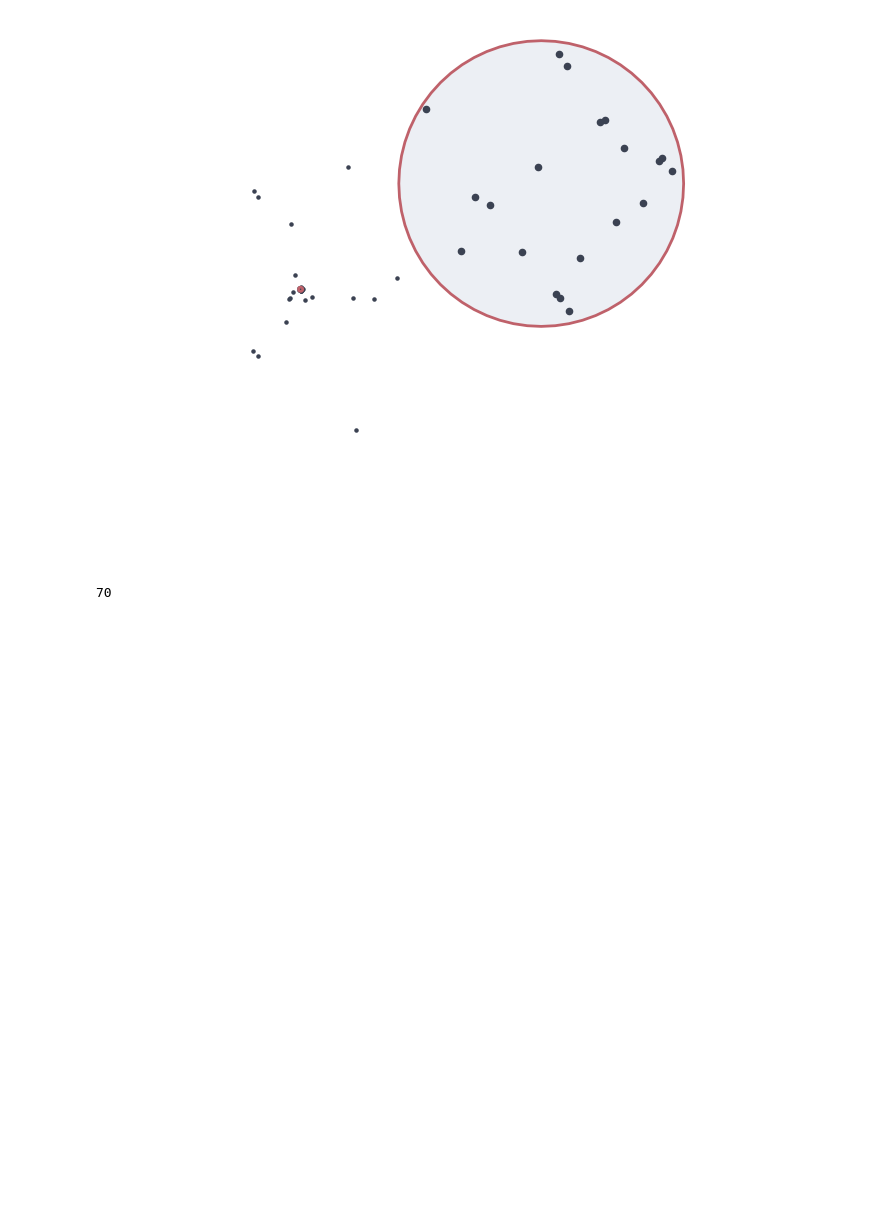
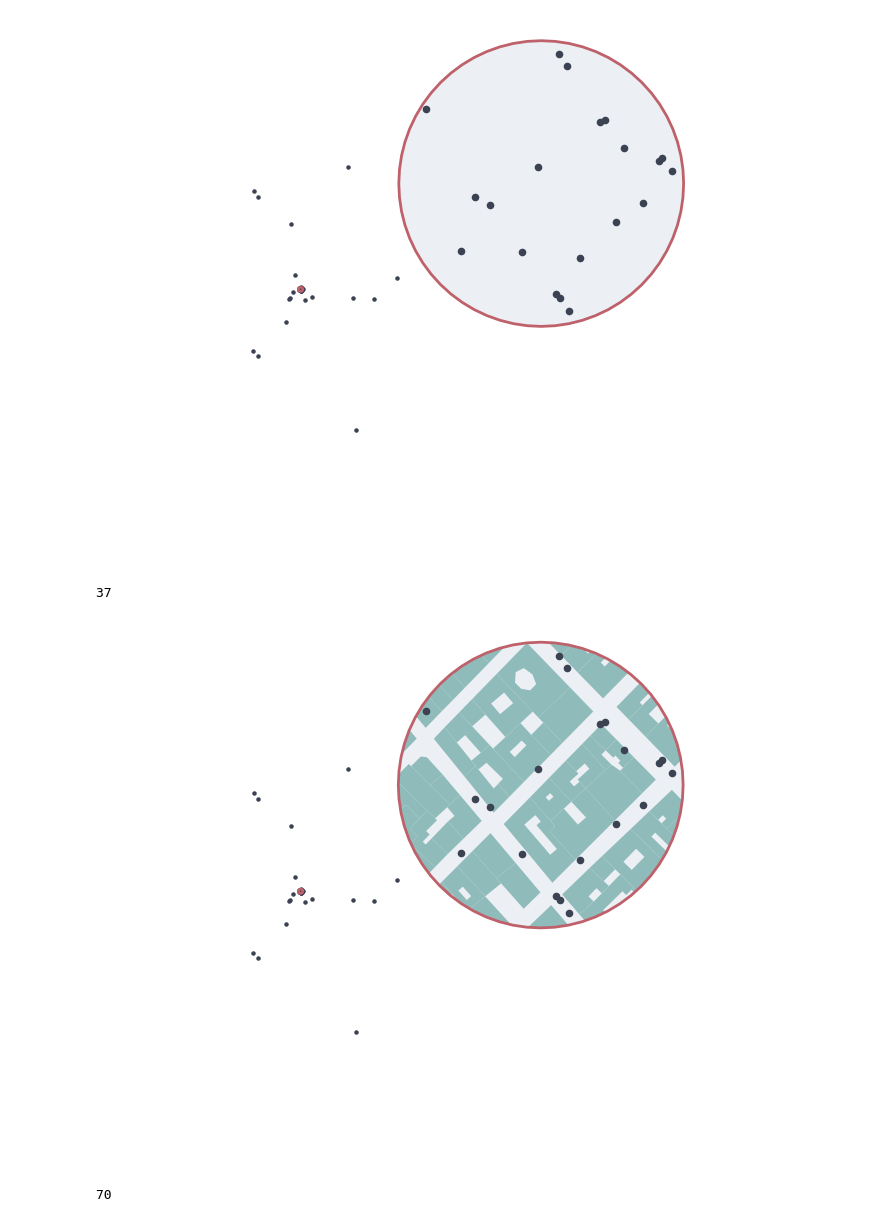
Before and after one commit to pintergreg/geolocating_cities_using_human_activity_traces, a Jupyter notebook: src/budapest_blind.ipynb, the cells around one changed output. Cells and saved outputs as stored; diff of their text form; code cells hidden in the pictures; blank space fills up the shorter version.

Commit message:
Plot buildings for the zoomed area

```diff
--- a/src/budapest_blind.ipynb
+++ b/src/budapest_blind.ipynb
@@ -6,7 +6,11 @@ import numpy as np
 from mpl_toolkits.axes_grid1.inset_locator import inset_axes
 import matplotlib.pyplot as plt
 from shapely import Point
+import osmnx as ox
 from pyogrio.errors import DataSourceError
+
+ox.settings.log_console = False
+ox.settings.use_cache = True
 
 mpl.rcParams["svg.hashsalt"] = "42"
 
@@ -126,6 +130,44 @@ for i in ["png", "svg"]:
 # %% [output]
 37
 [figure]
+# %%
+buildings = ox.features_from_point((p.y, p.x), tags = {"building": True} , dist=200)
+buildings = buildings[buildings.geom_type != 'Point'].copy()
+streets = ox.features_from_point((p.y, p.x), tags = {"highway": True} , dist=200)
+streets = streets[streets.geom_type != 'Point'].copy()
+# %%
+np.random.seed(42)
+n = round(len(bud)*0.005)
+sample = bud.sample(n).copy()
+fig, ax = plt.subplots(layout="constrained", figsize=(6, 6))
+ax.margins(0.05)
+ax.axis("off")
+ax.set_xlim(full_limits["x"])
+ax.set_ylim(full_limits["y"])
+selected.plot(ax=ax, markersize=5, color="#3b4252")
+sample.plot(ax=ax, markersize=5, color="#3b4252")
+circle_gdf.plot(ax=ax, fc="none", ec="#bf616a", lw=2)
+iax = inset_axes(
+    ax,
+    width=3,
+    height=3,  # inch
+    bbox_transform=ax.transAxes,  # relative axes coordinates
+    bbox_to_anchor=(1, 1),
+)
+circle_gdf.plot(ax=iax, fc="#eceff4", ec="none", lw=0)
+# gpd.clip(buildings, circle).plot(ax=iax, color="#81a1c1")
+gpd.clip(buildings, circle).plot(ax=iax, color="#8fbcbb")
+# gpd.clip(streets, circle).plot(ax=iax, color="#d8dee9", lw=8, capstyle="round")
+selected.plot(ax=iax, markersize=20, color="#3b4252", zorder=8)
+circle_gdf.plot(ax=iax, fc="none", ec="#bf616a", lw=2, zorder=10)
+iax.margins(0.025)
+iax.axis("off")
+print(n + len(selected))
+for i in ["png", "svg"]:
+    fig.savefig(f"../figures/bud_05pct_zoom_map.{i}", facecolor="none", dpi=300, metadata=metadata[i])
+# %% [output]
+37
+[figure, added]
 # %%
 np.random.seed(42)
 n = round(len(bud)*0.02-len(selected))
```
